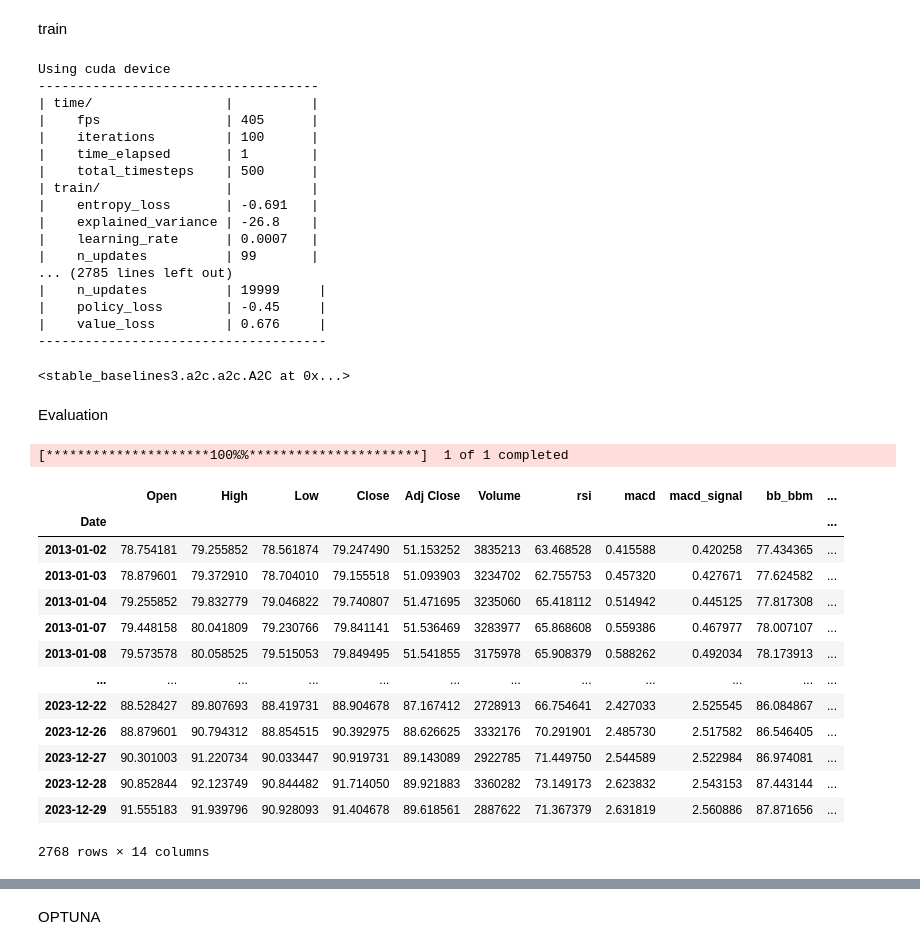
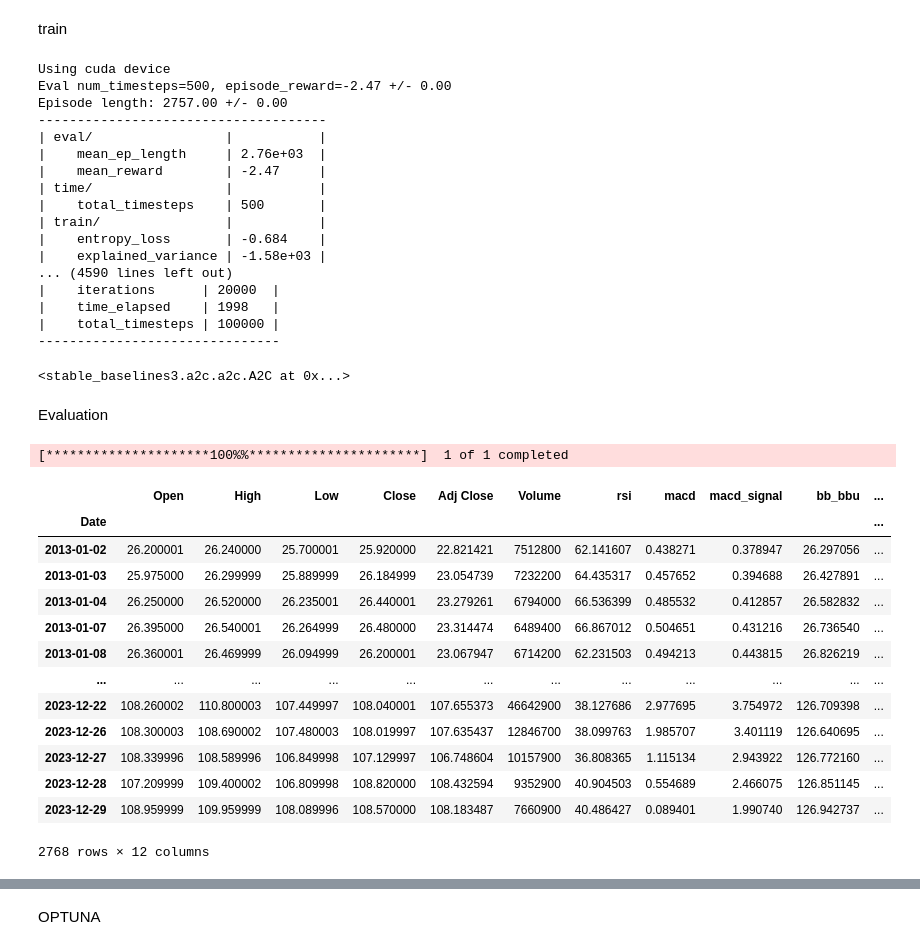
Before and after one commit to pierouc/Mem-ind, a Jupyter notebook: RL del gran pisky.ipynb, the cells around one changed output, grey strips where cells are left out. Cells and saved outputs as stored; diff of their text form; code cells hidden in the pictures.

```diff
--- a/RL del gran pisky.ipynb
+++ b/RL del gran pisky.ipynb
@@ -187,29 +179,41 @@ train
 # %%
 from stable_baselines3.common.vec_env import DummyVecEnv
 from stable_baselines3 import A2C
+from stable_baselines3.common.callbacks import EvalCallback
+from stable_baselines3.common.monitor import Monitor
 
-env = customEnv(df=data, window_size=14, frame_bound=(14, 100))
+env = customEnv(df=data, window_size=10, frame_bound=(10, len(data)))
+env.trade_fee_ask_percent = 0
+env.trade_fee_bid_percent = 0
+env.reset(seed=42)
+env = Monitor(env, './logs')  # Envolver con Monitor wrapper
 env_maker = lambda: env
 env_train = DummyVecEnv([env_maker])
+#add dqn
 model = A2C('MlpPolicy', env_train, verbose=1)
-model.learn(total_timesteps=100000)
+
+eval_callback = EvalCallback(env_train, best_model_save_path='./logs/',
+                             log_path='./logs/', eval_freq=500,
+                             deterministic=True, render=False)
+
+model.learn(total_timesteps=100000,callback=eval_callback)
 # %% [output]
 Using cuda device
-------------------------------------
-| time/                 |          |
-|    fps                | 405      |
-|    iterations         | 100      |
-|    time_elapsed       | 1        |
-|    total_timesteps    | 500      |
-| train/                |          |
-|    entropy_loss       | -0.691   |
-|    explained_variance | -26.8    |
-|    learning_rate      | 0.0007   |
-|    n_updates          | 99       |
-... (2785 lines left out)
-|    n_updates          | 19999     |
-|    policy_loss        | -0.45     |
-|    value_loss         | 0.676     |
+Eval num_timesteps=500, episode_reward=-2.47 +/- 0.00
+Episode length: 2757.00 +/- 0.00
 -------------------------------------
+| eval/                 |           |
+|    mean_ep_length     | 2.76e+03  |
+|    mean_reward        | -2.47     |
+| time/                 |           |
+|    total_timesteps    | 500       |
+| train/                |           |
+|    entropy_loss       | -0.684    |
+|    explained_variance | -1.58e+03 |
+... (4590 lines left out)
+|    iterations      | 20000  |
+|    time_elapsed    | 1998   |
+|    total_timesteps | 100000 |
+-------------------------------
 <stable_baselines3.a2c.a2c.A2C at 0x...>
 # %%
@@ -223,36 +227,36 @@ model = A2C.load('RL_del_gran_pisky_model.h5')
 # %%
 
-data = yf.download('MMM', start='2010-01-01', end= '2024-01-01',interval="1d")
+data = yf.download('NKE', start='2012-01-01', end= '2024-01-01',interval="1d")
 prices = np.array(data['Adj Close'].values) #Adj Close prices
 dates = np.array(data.index.values).astype('datetime64[ns]') #Dates
 data['rsi'] = TA.RSI(data,14,column='adj close') #Relative Strength Index (RSI)
 data['macd'] = TA.MACD(data,column='adj close')['MACD'] #MACD Line
 data['macd_signal'] = TA.MACD(data, column='adj close')['SIGNAL'] #MACD Signal Line
-data['bb_bbm'] = TA.BBANDS(data, column='adj close')['BB_MIDDLE'] #Bollinger Bands (BB) middle band (BBM)
+# data['bb_bbm'] = TA.BBANDS(data, column='adj close')['BB_MIDDLE'] #Bollinger Bands (BB) middle band (BBM)
 data['bb_bbu'] = TA.BBANDS(data, column='adj close')['BB_UPPER'] #Bollinger Bands (BB) upper band (BBU)
 data['bb_bbl'] = TA.BBANDS(data,column='adj close')['BB_LOWER'] #Bollinger Bands (BB) lower band (BBL)
-data['bb_width'] = TA.BBWIDTH(data,column='adj close') #Bollinger Bands (BB) width
+# data['bb_width'] = TA.BBWIDTH(data,column='adj close') #Bollinger Bands (BB) width
 data['obv'] = TA.OBV(data,'adj close') #On Balance Volume (OBV)
 
 data.fillna(0, inplace=True)
 data = data[data.index > '2013-01-01']
 data
 # %% [output]
 [*********************100%%**********************]  1 of 1 completed
-|  | Open | High | Low | Close | Adj Close | Volume | rsi | macd | macd_signal | bb_bbm | ... |
+|  | Open | High | Low | Close | Adj Close | Volume | rsi | macd | macd_signal | bb_bbu | ... |
 | Date |  |  |  |  |  |  |  |  |  |  | ... |
-| 2013-01-02 | 78.754181 | 79.255852 | 78.561874 | 79.247490 | 51.153252 | 3835213 | 63.468528 | 0.415588 | 0.420258 | 77.434365 | ... |
-| 2013-01-03 | 78.879601 | 79.372910 | 78.704010 | 79.155518 | 51.093903 | 3234702 | 62.755753 | 0.457320 | 0.427671 | 77.624582 | ... |
-| 2013-01-04 | 79.255852 | 79.832779 | 79.046822 | 79.740807 | 51.471695 | 3235060 | 65.418112 | 0.514942 | 0.445125 | 77.817308 | ... |
-| 2013-01-07 | 79.448158 | 80.041809 | 79.230766 | 79.841141 | 51.536469 | 3283977 | 65.868608 | 0.559386 | 0.467977 | 78.007107 | ... |
-| 2013-01-08 | 79.573578 | 80.058525 | 79.515053 | 79.849495 | 51.541855 | 3175978 | 65.908379 | 0.588262 | 0.492034 | 78.173913 | ... |
+| 2013-01-02 | 26.200001 | 26.240000 | 25.700001 | 25.920000 | 22.821421 | 7512800 | 62.141607 | 0.438271 | 0.378947 | 26.297056 | ... |
+| 2013-01-03 | 25.975000 | 26.299999 | 25.889999 | 26.184999 | 23.054739 | 7232200 | 64.435317 | 0.457652 | 0.394688 | 26.427891 | ... |
+| 2013-01-04 | 26.250000 | 26.520000 | 26.235001 | 26.440001 | 23.279261 | 6794000 | 66.536399 | 0.485532 | 0.412857 | 26.582832 | ... |
+| 2013-01-07 | 26.395000 | 26.540001 | 26.264999 | 26.480000 | 23.314474 | 6489400 | 66.867012 | 0.504651 | 0.431216 | 26.736540 | ... |
+| 2013-01-08 | 26.360001 | 26.469999 | 26.094999 | 26.200001 | 23.067947 | 6714200 | 62.231503 | 0.494213 | 0.443815 | 26.826219 | ... |
 | ... | ... | ... | ... | ... | ... | ... | ... | ... | ... | ... | ... |
-| 2023-12-22 | 88.528427 | 89.807693 | 88.419731 | 88.904678 | 87.167412 | 2728913 | 66.754641 | 2.427033 | 2.525545 | 86.084867 | ... |
-| 2023-12-26 | 88.879601 | 90.794312 | 88.854515 | 90.392975 | 88.626625 | 3332176 | 70.291901 | 2.485730 | 2.517582 | 86.546405 | ... |
-| 2023-12-27 | 90.301003 | 91.220734 | 90.033447 | 90.919731 | 89.143089 | 2922785 | 71.449750 | 2.544589 | 2.522984 | 86.974081 | ... |
-| 2023-12-28 | 90.852844 | 92.123749 | 90.844482 | 91.714050 | 89.921883 | 3360282 | 73.149173 | 2.623832 | 2.543153 | 87.443144 | ... |
-| 2023-12-29 | 91.555183 | 91.939796 | 90.928093 | 91.404678 | 89.618561 | 2887622 | 71.367379 | 2.631819 | 2.560886 | 87.871656 | ... |
+| 2023-12-22 | 108.260002 | 110.800003 | 107.449997 | 108.040001 | 107.655373 | 46642900 | 38.127686 | 2.977695 | 3.754972 | 126.709398 | ... |
+| 2023-12-26 | 108.300003 | 108.690002 | 107.480003 | 108.019997 | 107.635437 | 12846700 | 38.099763 | 1.985707 | 3.401119 | 126.640695 | ... |
+| 2023-12-27 | 108.339996 | 108.589996 | 106.849998 | 107.129997 | 106.748604 | 10157900 | 36.808365 | 1.115134 | 2.943922 | 126.772160 | ... |
+| 2023-12-28 | 107.209999 | 109.400002 | 106.809998 | 108.820000 | 108.432594 | 9352900 | 40.904503 | 0.554689 | 2.466075 | 126.851145 | ... |
+| 2023-12-29 | 108.959999 | 109.959999 | 108.089996 | 108.570000 | 108.183487 | 7660900 | 40.486427 | 0.089401 | 1.990740 | 126.942737 | ... |
-2768 rows × 14 columns
+2768 rows × 12 columns
 # %%
 from gym_anytrading.envs import Actions
 
```
Also changed, not shown: parts of 16 cells of this notebook, 6 other files.
